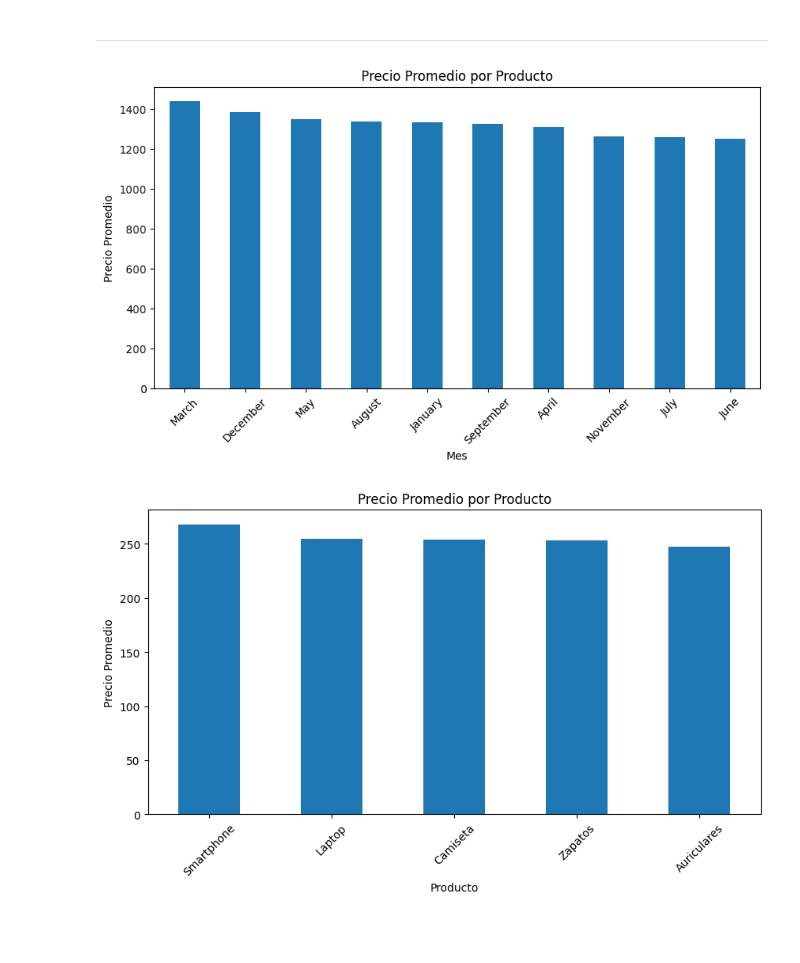
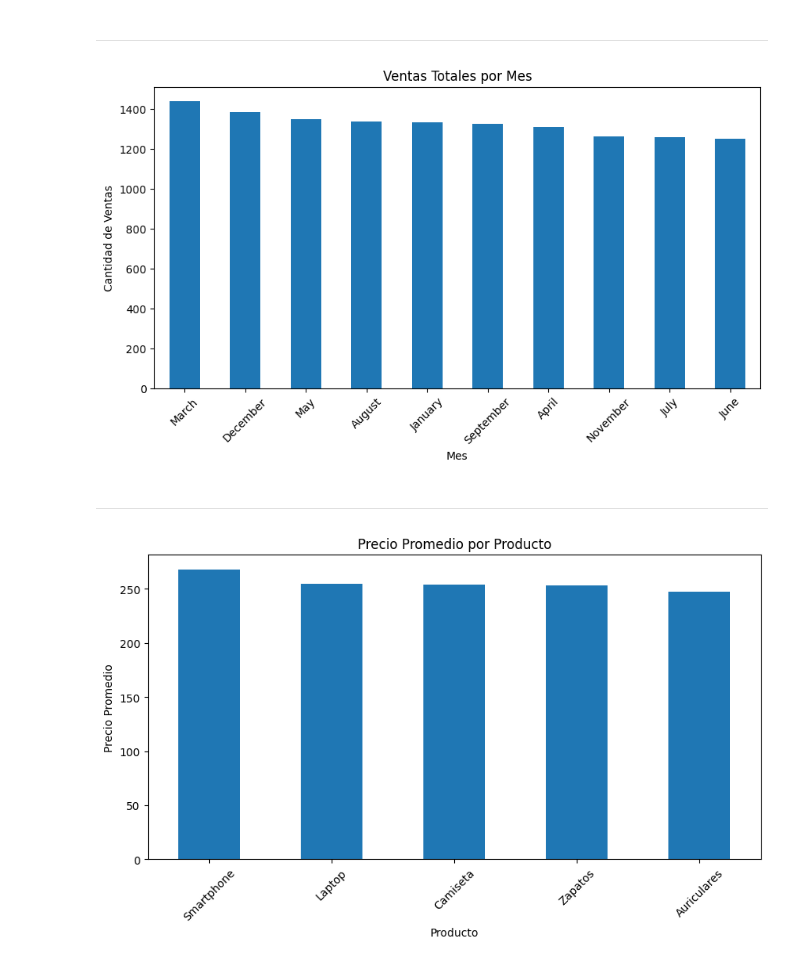
Before and after one commit to David-19960111/Sales-analysis, a Jupyter notebook: notebooks/analisis.ipynb, the cells around one changed output. Cells and saved outputs as stored; diff of their text form; code cells hidden in the pictures; blank space fills up the shorter version.

```diff
--- a/notebooks/analisis.ipynb
+++ b/notebooks/analisis.ipynb
@@ -127,11 +120,11 @@ plt.show()
 # %%
 precios_por_producto = df.groupby('Mes')['Cantidad'].sum().sort_values(ascending=False)
 
 plt.figure(figsize=(10, 5))
 precios_por_producto.head(10).plot(kind='bar')
-plt.title('Precio Promedio por Producto')
-plt.ylabel('Precio Promedio')
+plt.title('Ventas Totales por Mes')
+plt.ylabel('Cantidad de Ventas')
 plt.xticks(rotation=45)
 plt.show()
 # %% [output]
-[figure, old version]
+[figure, new version]
@@ -150,3 +131,5 @@ fig.show()
+# %% [markdown]
+------------------------
 # %%
 precios_por_producto = df.groupby('Producto')['Precio'].mean().sort_values(ascending=False)
 
```
Also changed, not shown: parts of 6 cells of this notebook.
